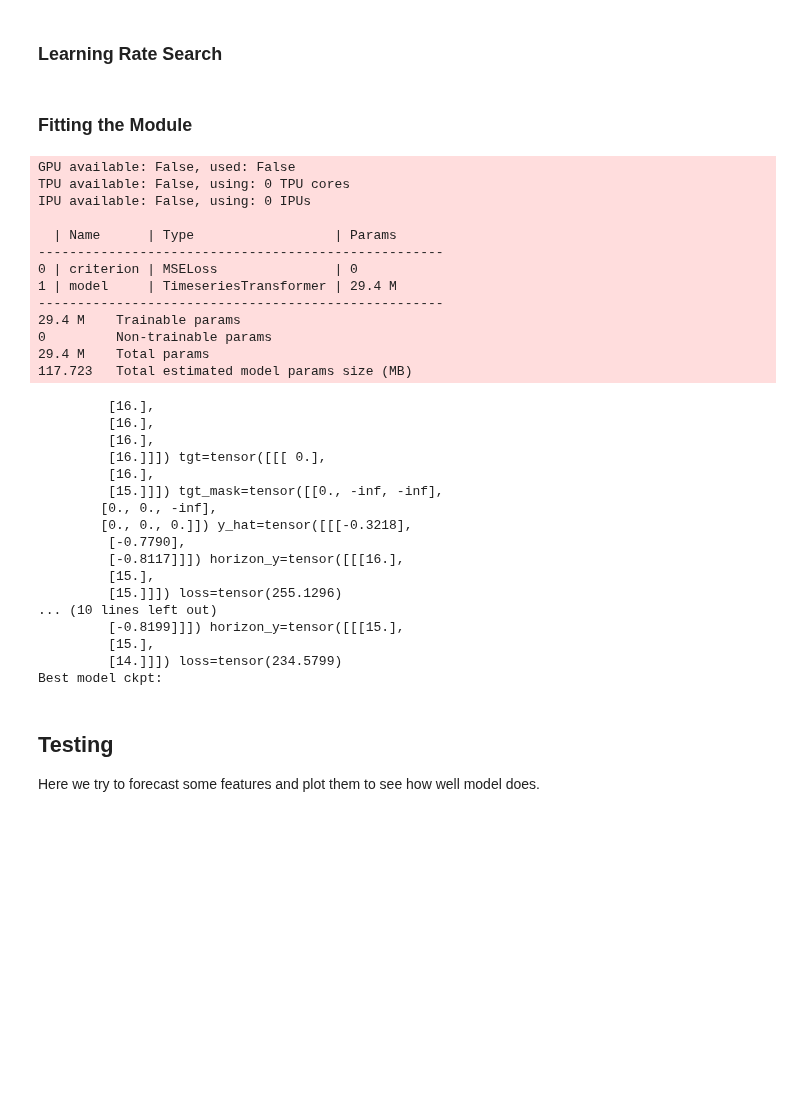
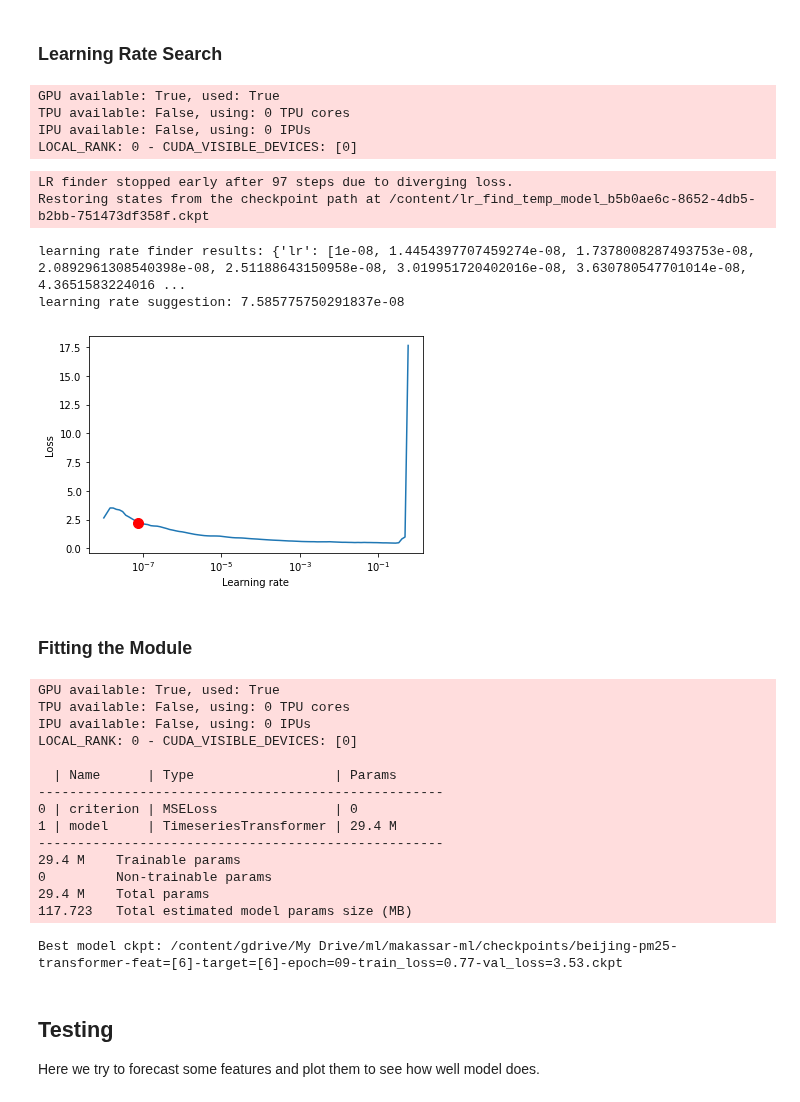
Before and after one commit to news-vt/makassar-ml, a Jupyter notebook: jupyter/transformer_forecast_beijing_pm25.ipynb, the cells around one changed output. Cells and saved outputs as stored; diff of their text form; code cells hidden in the pictures; blank space fills up the shorter version.

```diff
--- a/jupyter/transformer_forecast_beijing_pm25.ipynb
+++ b/jupyter/transformer_forecast_beijing_pm25.ipynb
@@ -228,41 +250,51 @@ n_decoder_layers: int = 4
 # %% [markdown]
 ### Learning Rate Search
 # %%
-LRSEARCH = False
+LRSEARCH = True
 # learning_rate = 1e-8 # Default learning rate.
-learning_rate = 1e-1 # Default learning rate.
+# learning_rate = 1e-3 # Default learning rate.
 
 if LRSEARCH:
     model = BeijingPM25ForecastTransformer(
         n_input_features=n_input_features,
         n_output_features=n_output_features,
         d_time_embed=d_time_embed,
         d_model=d_model,
         dropout=dropout,
         batch_first=True,
         n_encoder_layers=n_encoder_layers,
         n_decoder_layers=n_decoder_layers,
         )
 
     # Create trainer.
     kwargs = {}
     if torch.cuda.is_available(): kwargs['gpus'] = -1 # Use all available GPUs.
     kwargs['auto_lr_find'] = True
     trainer = pl.Trainer(**kwargs)
 
     # Run learning rate finder
     lr_finder = trainer.tuner.lr_find(model, datamodule=dm)
 
     # Results can be found in
     print(f"learning rate finder results: {lr_finder.results}")
 
     # Plot with
     fig = lr_finder.plot(suggest=True)
     fig.show()
 
     # Pick point based on plot, or get suggestion
     learning_rate = lr_finder.suggestion()
     print(f"learning rate suggestion: {learning_rate}")
+# %% [output]
+GPU available: True, used: True
+TPU available: False, using: 0 TPU cores
+IPU available: False, using: 0 IPUs
+LOCAL_RANK: 0 - CUDA_VISIBLE_DEVICES: [0]
+LR finder stopped early after 97 steps due to diverging loss.
+Restoring states from the checkpoint path at /content/lr_find_temp_model_b5b0ae6c-8652-4db5-b2bb-751473df358f.ckpt
+learning rate finder results: {'lr': [1e-08, 1.4454397707459274e-08, 1.7378008287493753e-08, 2.0892961308540398e-08, 2.51188643150958e-08, 3.019951720402016e-08, 3.630780547701014e-08, 4.3651583224016 ...
+learning rate suggestion: 7.585775750291837e-08
+[figure, added]
 # %% [markdown]
 ### Fitting the Module
 # %%
@@ -284,8 +316,7 @@ if TRAIN:
         )
 
     kwargs = {}
-    kwargs['max_epochs'] = 1
-    kwargs['max_steps'] = 0
+    kwargs['max_epochs'] = 10
     if torch.cuda.is_available(): kwargs['gpus'] = -1 # Use all available GPUs.
     checkpoint_callback = pl.callbacks.ModelCheckpoint(
         monitor="val_loss",
@@ -304,9 +335,10 @@ if TRAIN:
     ckpt_file_path = checkpoint_callback.best_model_path
     print(f"Best model ckpt: {checkpoint_callback.best_model_path}")
 # %% [output]
-GPU available: False, used: False
+GPU available: True, used: True
 TPU available: False, using: 0 TPU cores
 IPU available: False, using: 0 IPUs
+LOCAL_RANK: 0 - CUDA_VISIBLE_DEVICES: [0]
 
   | Name      | Type                  | Params
 ----------------------------------------------------
@@ -317,23 +349,7 @@ IPU available: False, using: 0 IPUs
 0         Non-trainable params
 29.4 M    Total params
 117.723   Total estimated model params size (MB)
-         [16.],
-         [16.],
-         [16.],
-         [16.]]]) tgt=tensor([[[ 0.],
-         [16.],
-         [15.]]]) tgt_mask=tensor([[0., -inf, -inf],
-        [0., 0., -inf],
-        [0., 0., 0.]]) y_hat=tensor([[[-0.3218],
-         [-0.7790],
-         [-0.8117]]]) horizon_y=tensor([[[16.],
-         [15.],
-         [15.]]]) loss=tensor(255.1296)
-... (10 lines left out)
-         [-0.8199]]]) horizon_y=tensor([[[15.],
-         [15.],
-         [14.]]]) loss=tensor(234.5799)
-Best model ckpt:
+Best model ckpt: /content/gdrive/My Drive/ml/makassar-ml/checkpoints/beijing-pm25-transformer-feat=[6]-target=[6]-epoch=09-train_loss=0.77-val_loss=3.53.ckpt
 # %% [markdown]
 ## Testing
 
```
Also changed, not shown: parts of 8 cells of this notebook.
